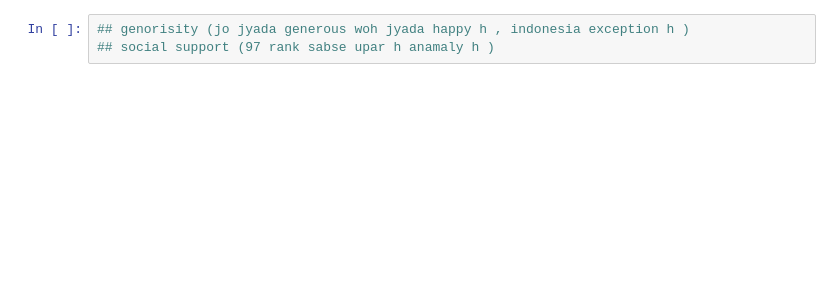
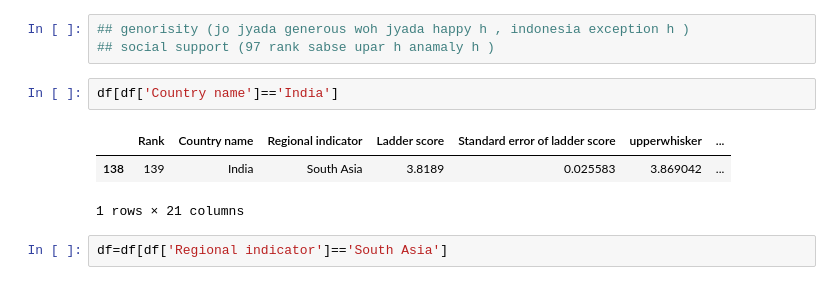
Before and after one commit to yashmathur0310/hackathon, a Jupyter notebook: data for figure imp.ipynb, the cells around one changed output. Drawn from its saved outputs; the diff is of its cells as text; blank space fills up the shorter version.

```diff
--- a/data for figure imp.ipynb
+++ b/data for figure imp.ipynb
@@ -176,3 +176,11 @@ px.scatter(x=df['Rank'],y=df['Generosity'])
 # %%
 ## genorisity (jo jyada generous woh jyada happy h , indonesia exception h )
 ## social support (97 rank sabse upar h anamaly h )
+# %%
+df[df['Country name']=='India']
+# %% [output]
+|  | Rank | Country name | Regional indicator | Ladder score | Standard error of ladder score | upperwhisker | ... |
+| 138 | 139 | India | South Asia | 3.8189 | 0.025583 | 3.869042 | ... |
+1 rows × 21 columns
+# %%
+df=df[df['Regional indicator']=='South Asia']
```
Also changed, not shown: parts of 1 cell of this notebook.
